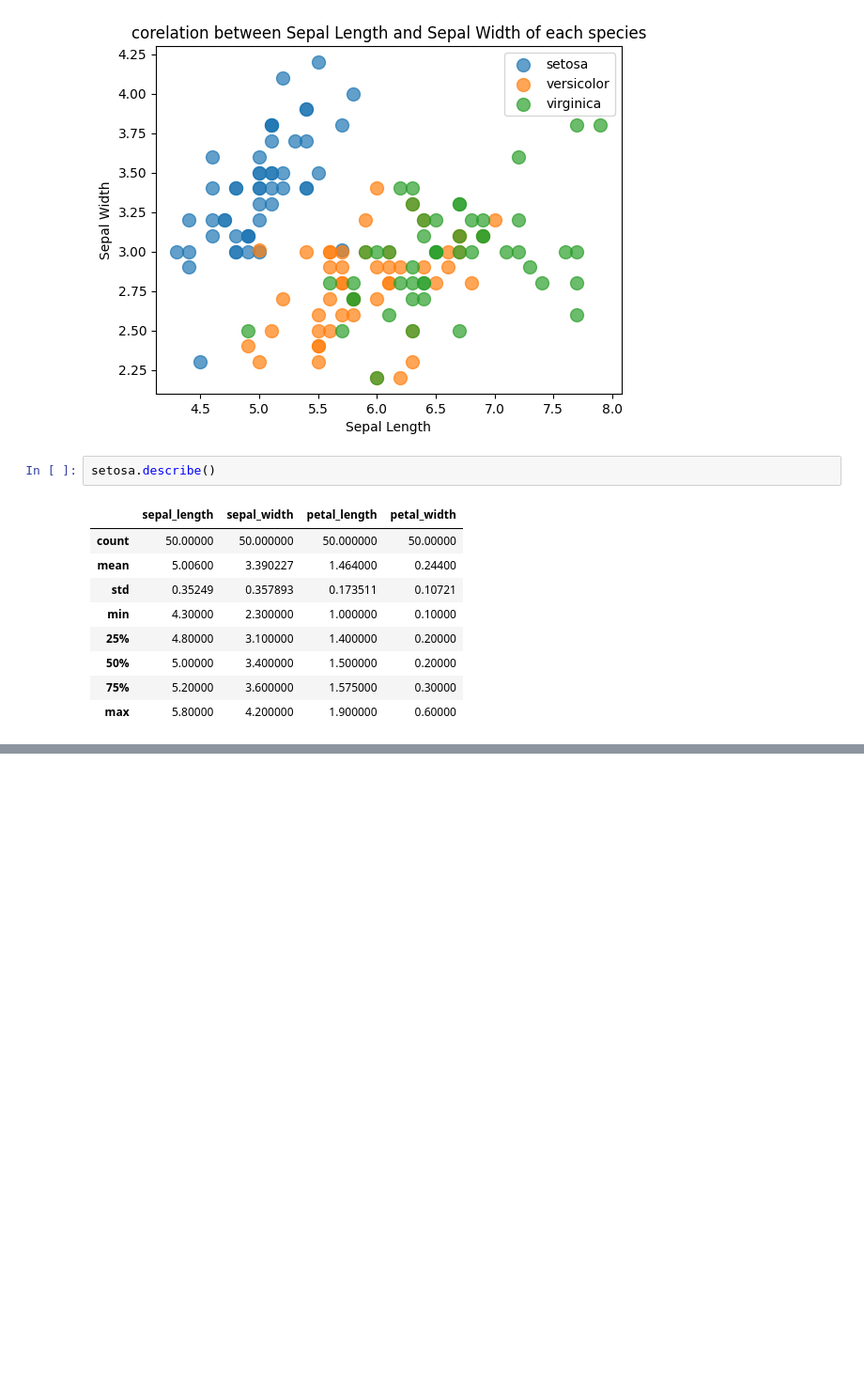
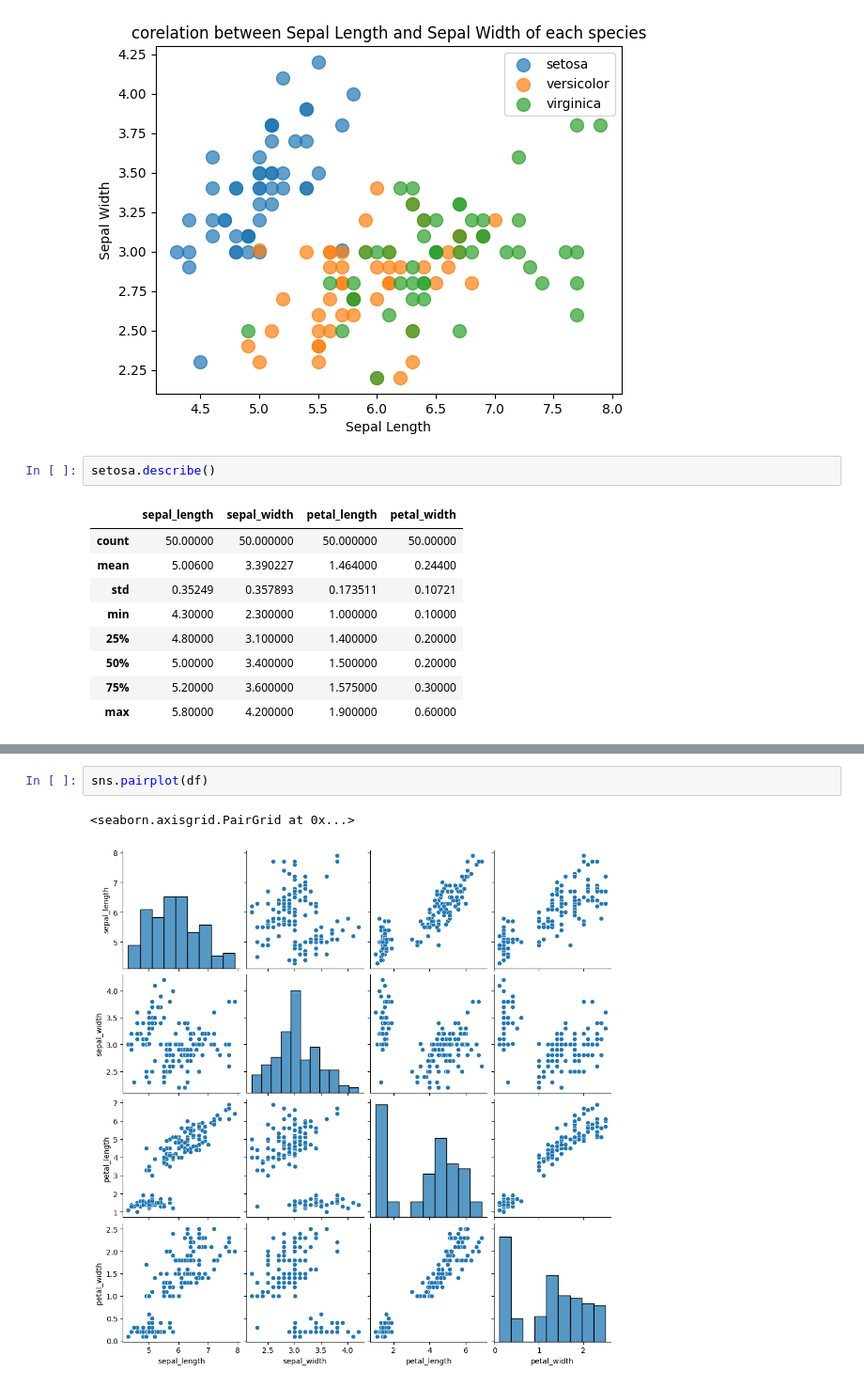
Before and after one commit to ArvindUpreti/Iris-dataset-Analysis, a Jupyter notebook: Iris Data Project.ipynb, the cells around one changed output, grey strips where cells are left out. Shown: that part at 94% size. Drawn from its saved outputs; the diff is of its cells as text; blank space fills up the shorter version.

```diff
--- a/Iris Data Project.ipynb
+++ b/Iris Data Project.ipynb
@@ -349,0 +342,5 @@ plt.show()
+# %%
+sns.pairplot(df)
+# %% [output]
+<seaborn.axisgrid.PairGrid at 0x...>
+[figure, added]
```
Also changed, not shown: parts of 13 cells of this notebook.
